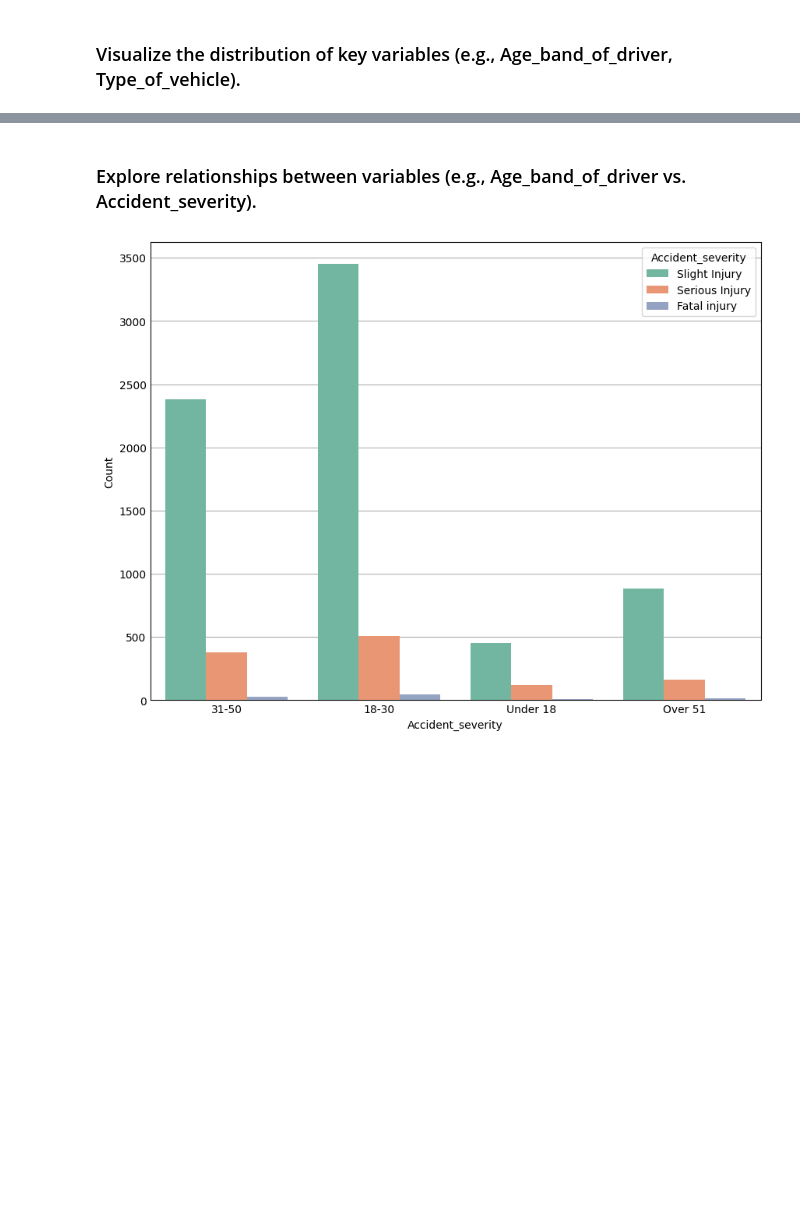
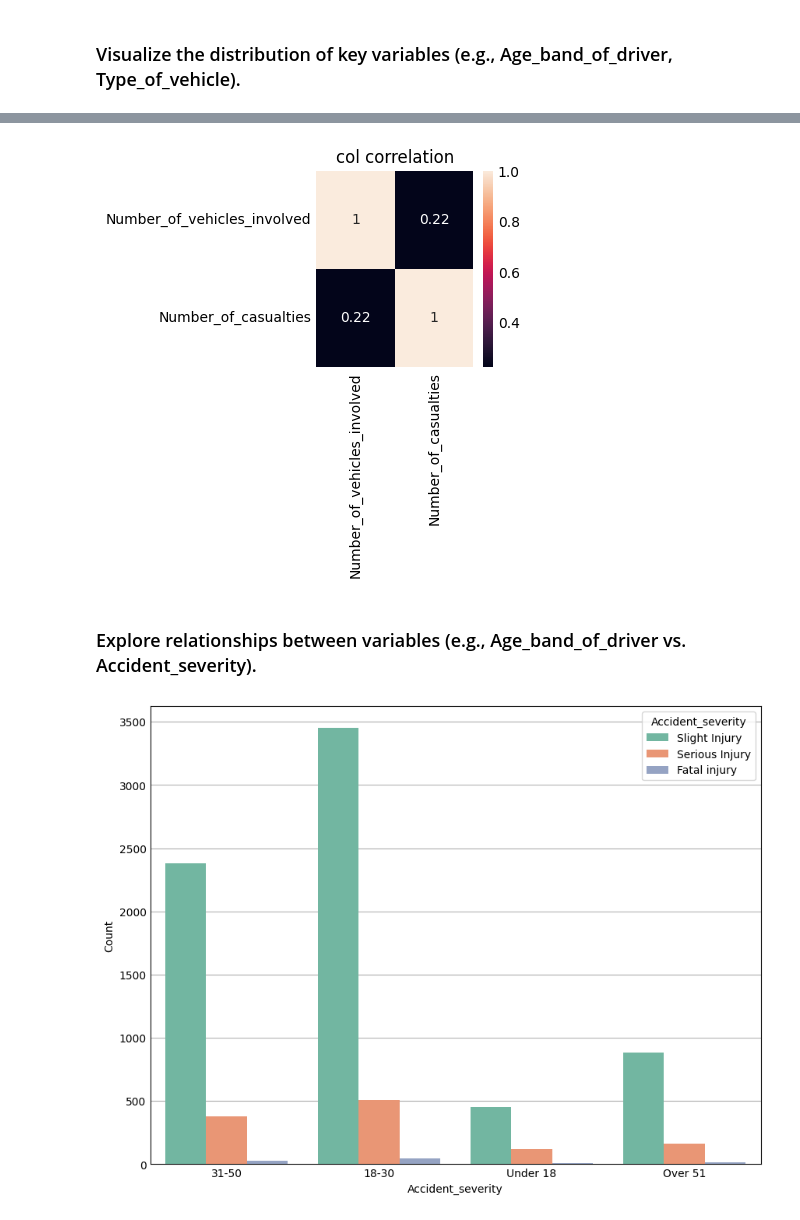
Before and after one commit to SultanAlanazie/T5_W1, a Jupyter notebook: Task1_Sultan_Alanazi.ipynb, the cells around one changed output, grey strips where cells are left out. Drawn from its saved outputs; the diff is of its cells as text; code cells hidden in the pictures; blank space fills up the shorter version.

```diff
--- a/Task1_Sultan_Alanazi.ipynb
+++ b/Task1_Sultan_Alanazi.ipynb
@@ -234,0 +223,4 @@ df.describe()
+# %%
+col2 = df.select_dtypes(include=['number'])
+col1 =col2.corr()
+print(col1)
@@ -246,3 +233,9 @@ for column in bar_col:
+# %%
+sns.heatmap(col1, annot=True)
+plt.title('col correlation')
+plt.show()
+# %% [output]
+[figure, added]
 # %% [markdown]
 ### Explore relationships between variables (e.g., Age_band_of_driver vs. Accident_severity).
 # %%
```
Also changed, not shown: parts of 5 cells of this notebook.
